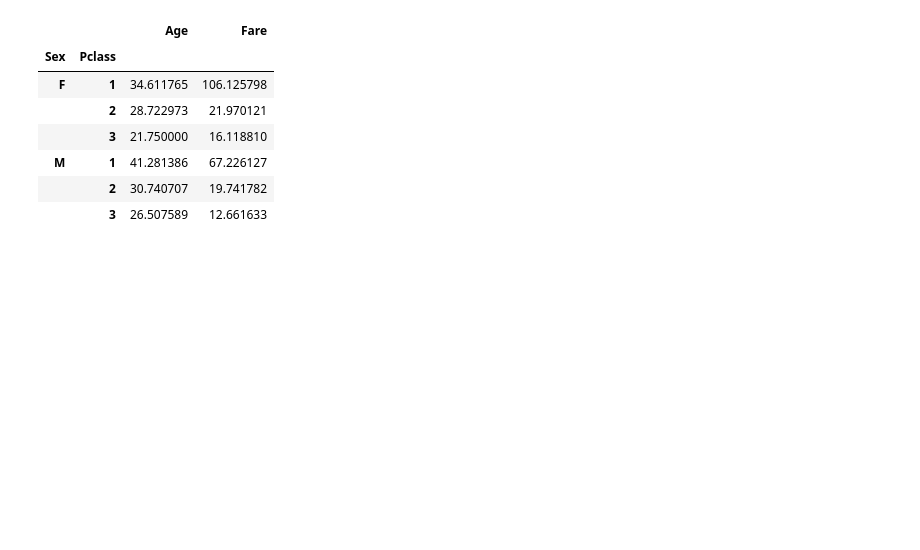
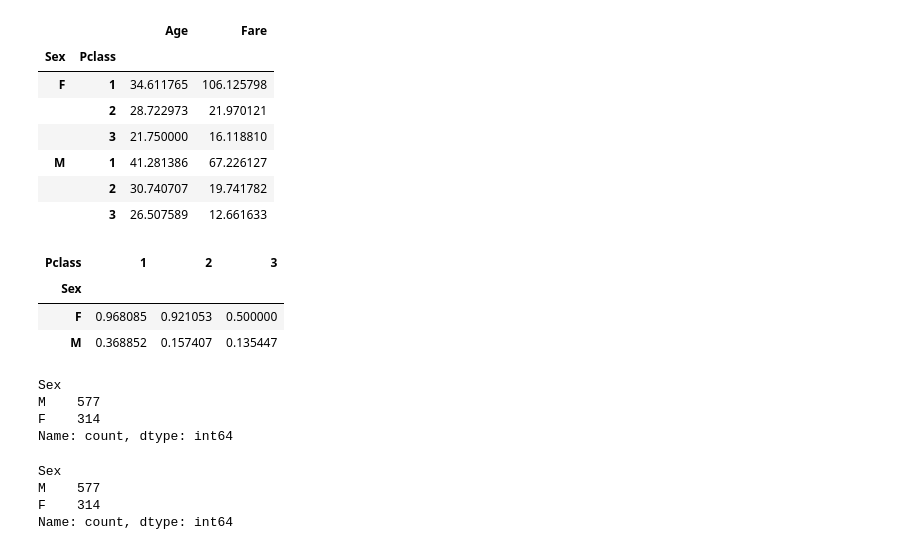
Before and after one commit to RituRai-03/Data-Visualization, a Jupyter notebook: titanic.ipynb, the cells around one changed output. Saved outputs shown, nothing was run; the diff lists cells and outputs as text; code cells hidden in the pictures; blank space fills up the shorter version.

```diff
--- a/titanic.ipynb
+++ b/titanic.ipynb
@@ -313,0 +316,22 @@ data.groupby(["Sex","Pclass"]).agg({
+# %%
+data = pd.read_csv("Titanic_Cleaned.csv")
+# %%
+pd.pivot_table(
+    data,
+    values="Survived",
+    index="Sex",
+    columns="Pclass",
+    aggfunc="mean"
+)
+# %% [output]
+| Pclass | 1 | 2 | 3 |
+| Sex |  |  |  |
+| F | 0.968085 | 0.921053 | 0.500000 |
+| M | 0.368852 | 0.157407 | 0.135447 |
+# %%
+data['Sex'].value_counts()
+# %% [output]
+Sex
+M    577
+F    314
+Name: count, dtype: int64
@@ -313,0 +343,7 @@ data.groupby(["Sex","Pclass"]).agg({
+# %%
+data['Sex'].value_counts()
+# %% [output]
+Sex
+M    577
+F    314
+Name: count, dtype: int64
```
Also changed, not shown: parts of 9 cells of this notebook, 1 other file.
